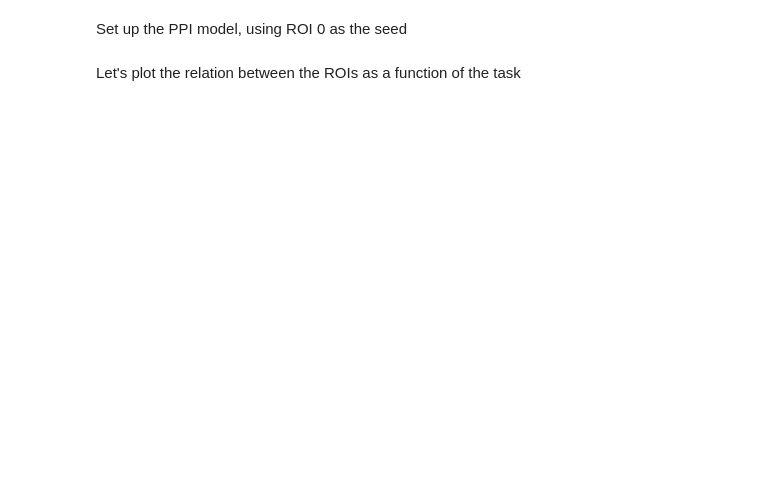
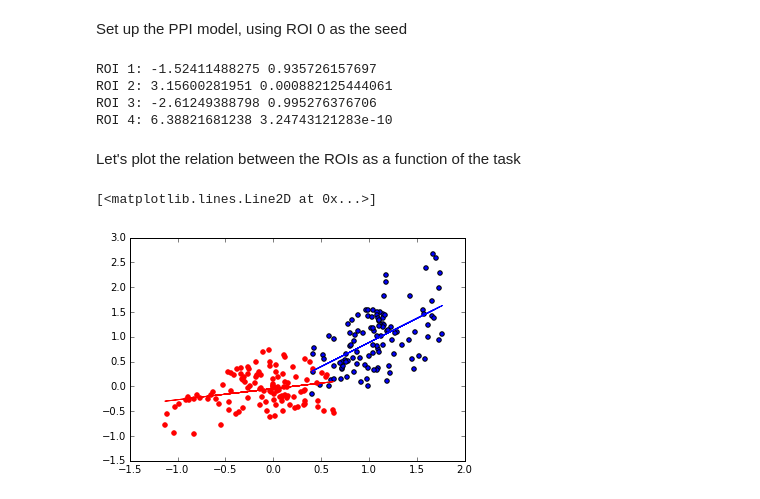
Before and after one commit to poldrack/fmri-analysis-vm, a Jupyter notebook: analysis/connectivity/PPI.ipynb, the cells around one changed output. Cells and saved outputs as stored; diff of their text form; code cells hidden in the pictures; blank space fills up the shorter version.

```diff
--- a/analysis/connectivity/PPI.ipynb
+++ b/analysis/connectivity/PPI.ipynb
@@ -9,13 +9,17 @@ sys.path.insert(0,'../')
 from utils.mkdesign import create_design_singlecondition
 from nipy.modalities.fmri.hemodynamic_models import spm_hrf,compute_regressor
 from utils.make_data import make_continuous_data
-from utils.corr_timeseries.exact_switching import generate_data as generate_exact
 from statsmodels.tsa.arima_process import arma_generate_sample
 import scipy.stats
+
+results_dir = os.path.abspath("../results")
+if not os.path.exists(results_dir):
+    os.mkdir(results_dir)
 # %% [markdown]
 Load the data generated using the DCM forward model. In this model, there should be a significant PPI between roi 0 and rois 2 and 4 (see the B matrix in the DCM notebook)
 # %%
-data_conv=numpy.load('dcmdata.npy')
+dcmdata=numpy.load(os.path.join(results_dir,'dcmdata.npz'))
+data_conv=dcmdata['data']
 # downsample to 1 second TR
 data=data_conv[range(0,data_conv.shape[0],100)]
 ntp=data.shape[0]
@@ -42,13 +53,24 @@ for i in range(data.shape[1]):
     c=numpy.array([0,0,1,0])  # contrast for PPI
     t=c.dot(beta_hat)/numpy.sqrt(c.dot(numpy.linalg.inv(X.T.dot(X)).dot(c))*sigma2hat)
     print 'ROI %d:'%i, t, 1.0 - scipy.stats.t.cdf(t,X.shape[0] - X.shape[1])
+# %% [output]
+ROI 1: -1.52411488275 0.935726157697
+ROI 2: 3.15600281951 0.000882125444061
+ROI 3: -2.61249388798 0.995276376706
+ROI 4: 6.38821681238 3.24743121283e-10
 # %% [markdown]
 Let's plot the relation between the ROIs as a function of the task
 # %%
 on_tp=numpy.where(regressor>0.9)[0]
 off_tp=numpy.where(regressor<0.01)[0]
+roinum=4
 
-plt.scatter(data[on_tp,0],data[on_tp,2])
-fit = np.polyfit(data[on_tp,0],data[on_tp,2],1)
-plt.plot()
-plt.scatter(data[off_tp,0],data[off_tp,2],color='red')
+plt.scatter(data[on_tp,0],data[on_tp,roinum])
+fit = numpy.polyfit(data[on_tp,0],data[on_tp,roinum],1)
+plt.plot(data[on_tp,0],data[on_tp,0]*fit[0] +fit[1])
+plt.scatter(data[off_tp,0],data[off_tp,roinum],color='red')
+fit = numpy.polyfit(data[off_tp,0],data[off_tp,roinum],1)
+plt.plot(data[off_tp,0],data[off_tp,0]*fit[0] +fit[1],color='red')
+# %% [output]
+[<matplotlib.lines.Line2D at 0x...>]
+[figure, added]
```
Also changed, not shown: parts of 4 cells of this notebook, 1 other file.
